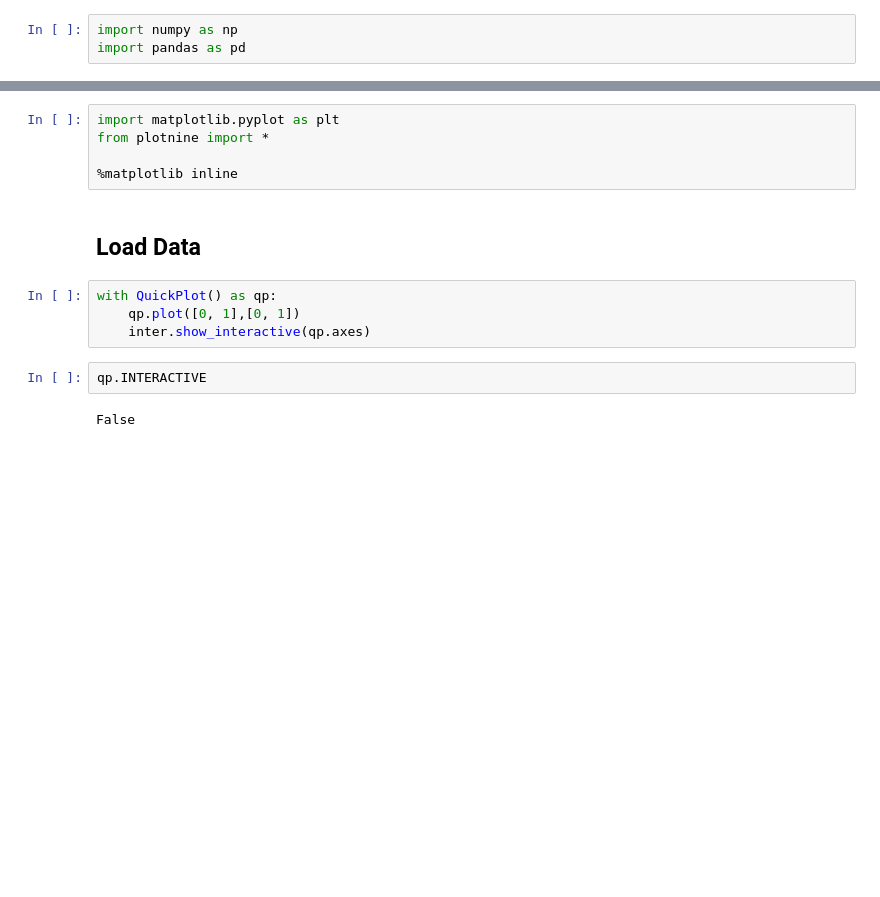
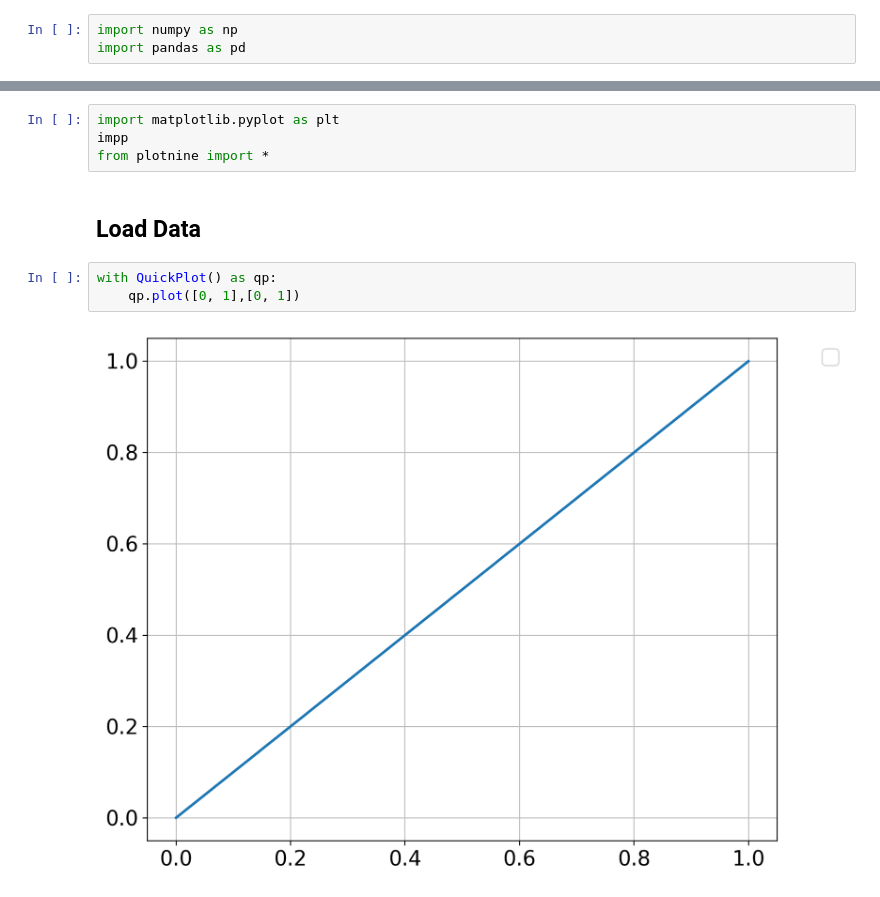
Before and after one commit to toschoch/analysis-hackathon-permafrost, a Jupyter notebook: notebooks/first-inspects.ipynb, the cells around one changed output, grey strips where cells are left out. Saved outputs shown, nothing was run; the diff lists cells and outputs as text; blank space fills up the shorter version.

```diff
--- a/notebooks/first-inspects.ipynb
+++ b/notebooks/first-inspects.ipynb
@@ -15,15 +11,11 @@ True
 # %%
 import matplotlib.pyplot as plt
+impp
 from plotnine import *
-
-%matplotlib inline
 # %% [markdown]
 ## Load Data
 # %%
 with QuickPlot() as qp:
     qp.plot([0, 1],[0, 1])
-    inter.show_interactive(qp.axes)
+# %% [output]
+[figure, added]
-# %%
-qp.INTERACTIVE
-# %% [output]
-False
```
Also changed, not shown: parts of 3 cells of this notebook, 2 other files.
